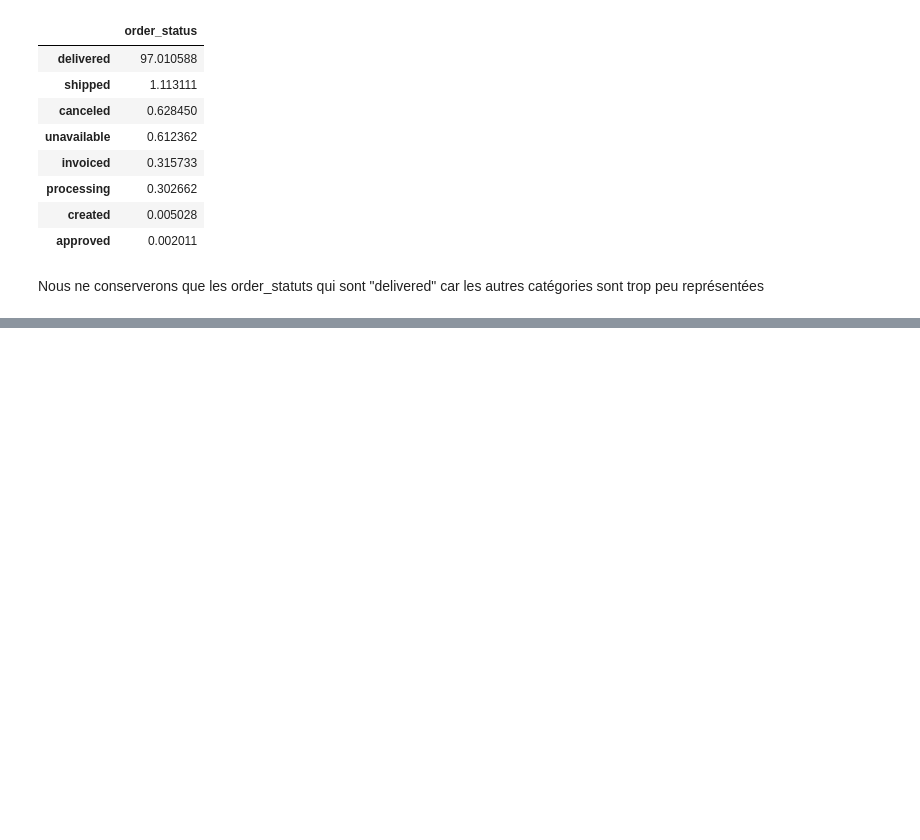
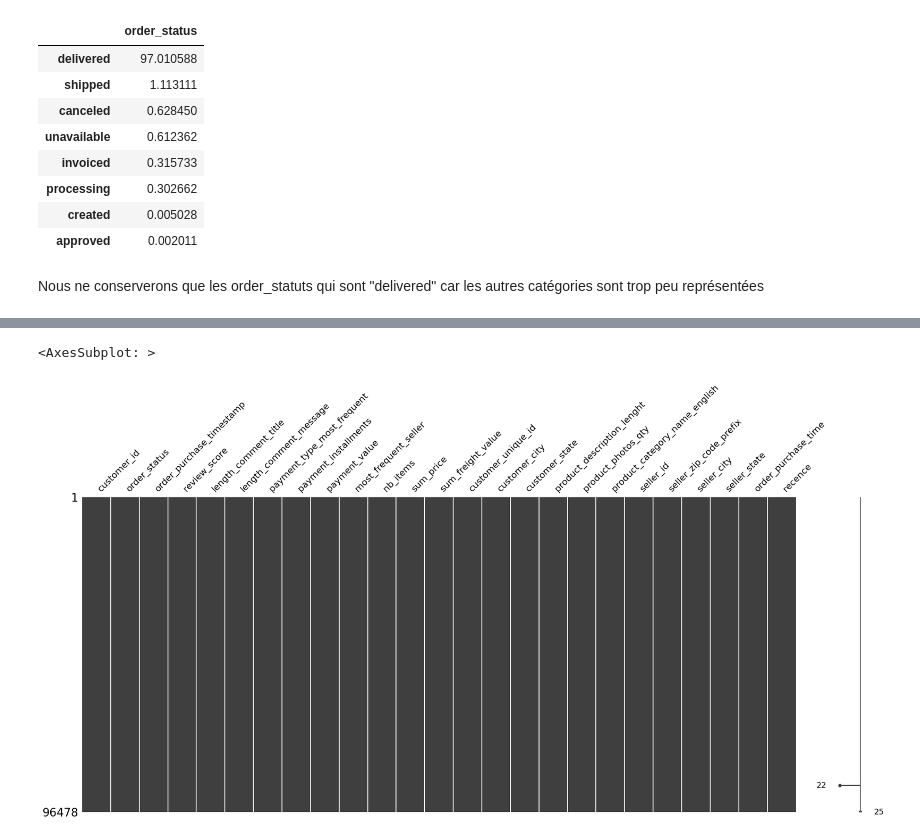
Before and after one commit to StevenDelval/segmentation_client, a Jupyter notebook: analyse.ipynb, the cells around one changed output, grey strips where cells are left out. Cells and saved outputs as stored; diff of their text form; code cells hidden in the pictures; blank space fills up the shorter version.

```diff
--- a/analyse.ipynb
+++ b/analyse.ipynb
@@ -253,0 +267,11 @@ df_merge = df_merge.loc[df_merge['order_status'] == "delivered"]
+# %%
+def nombre_de_jour(date):
+    delta = pd.to_datetime('22/10/2018',dayfirst=True) - date
+    return delta
+
+df_temp["recence"] = df_temp["order_purchase_time"].apply(lambda x: nombre_de_jour(x))
+df_temp["recence"] = df_temp["recence"].astype('timedelta64[D]')
+# %%
+df_temp.drop("order_purchase_time",axis=1,inplace=True)
+# %%
+df_merge = df_merge.merge(df_temp,on="customer_unique_id",how="outer")
@@ -253,0 +296,11 @@ df_merge = df_merge.loc[df_merge['order_status'] == "delivered"]
+# %%
+df_merge.drop(['order_id',"order_approved_at","order_delivered_carrier_date","order_delivered_customer_date","product_weight_g",'product_length_cm','product_height_cm', 'product_width_cm' ,'payment_sequential',"order_estimated_delivery_date", "product_most_frequent",'product_id',"review_answer_timestamp", 'customer_zip_code_prefix']
+      ,axis=1,inplace=True
+      )
+# %%
+import missingno as msno
+
+msno.matrix(df_merge)
+# %% [output]
+<AxesSubplot: >
+[figure, added]
```
Also changed, not shown: parts of 14 cells of this notebook, 1 other file.
